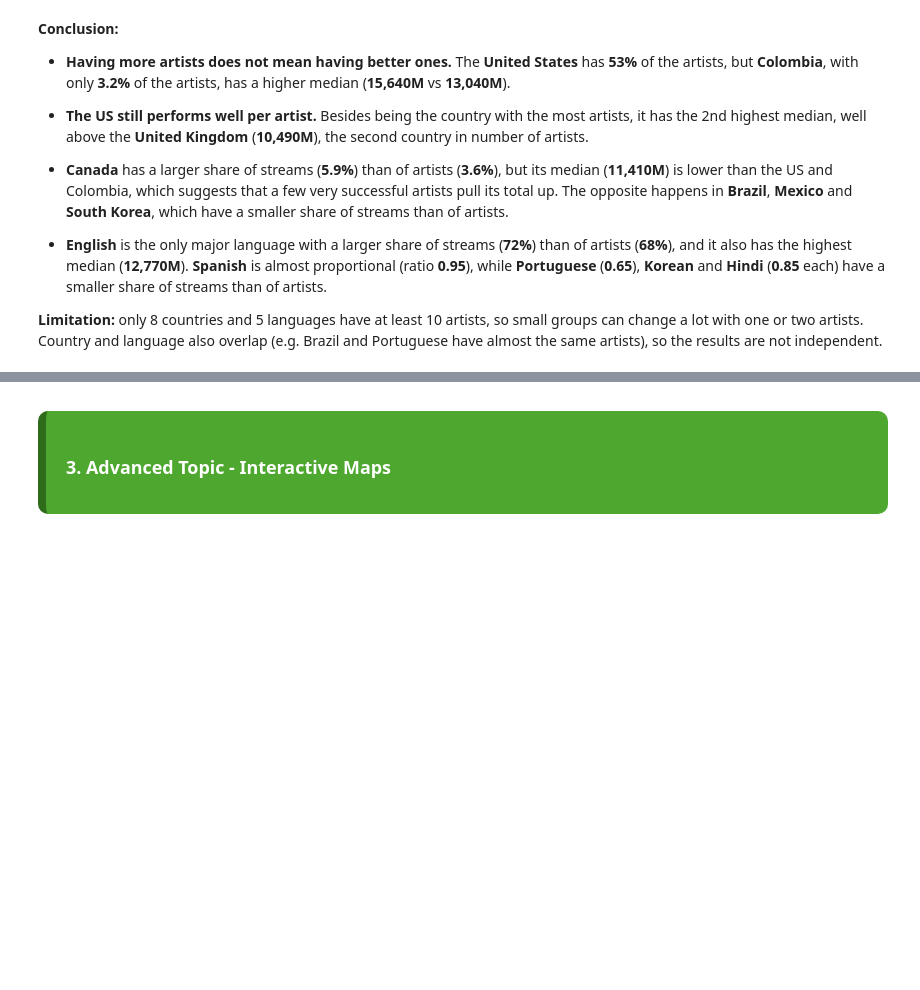
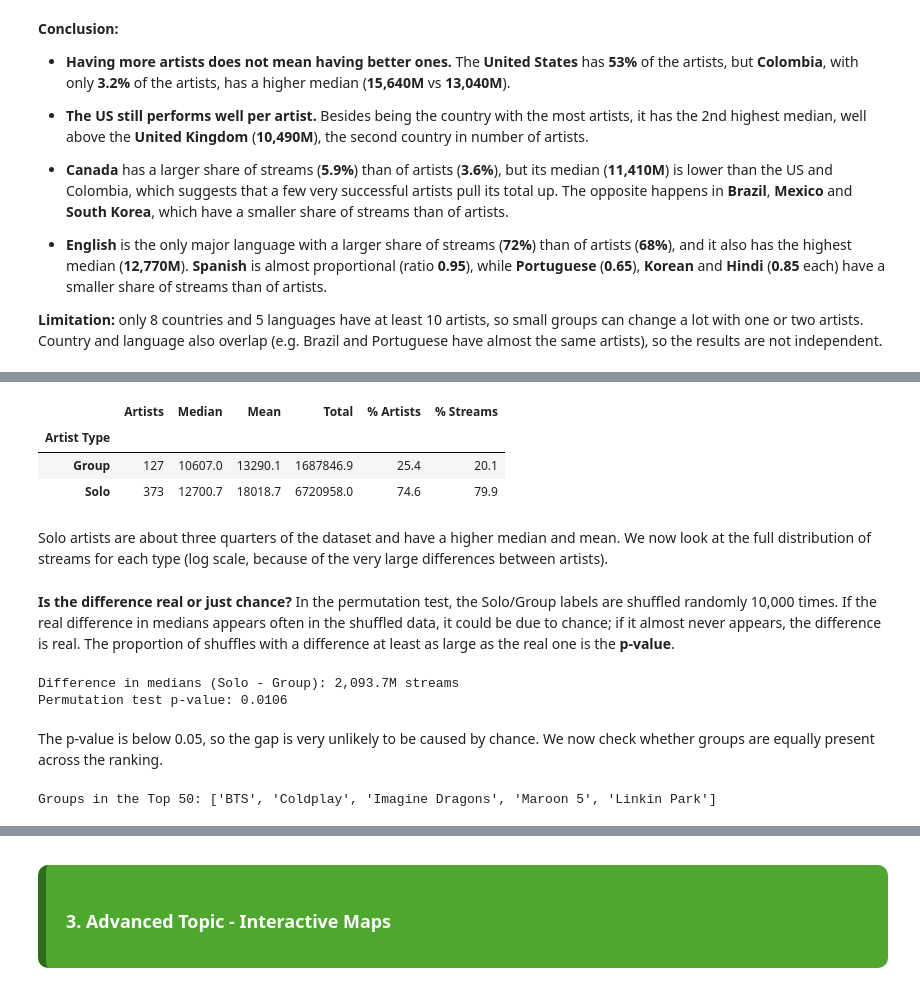
Before and after one commit to martim-dot/Group15_PDS_2627, a Jupyter notebook: project.ipynb, the cells around one changed output, grey strips where cells are left out. Drawn from its saved outputs; the diff is of its cells as text; code cells hidden in the pictures; blank space fills up the shorter version.

```diff
--- a/project.ipynb
+++ b/project.ipynb
@@ -1018,0 +1033,18 @@ fig.show()
+# %%
+# Share of each artist's streams that comes from collaborations and from features (as guest)
+artist_df['Collab %'] = (artist_df['Collaborative Streams'] / artist_df['Total Streams'] * 100).astype('float64')
+artist_df['Feature %'] = (artist_df['Feature Streams'] / artist_df['Total Streams'] * 100).astype('float64')
+
+type_stats = artist_df.groupby('Artist Type', observed=True)['Total Streams'].agg(
+    Artists='count', Median='median', Mean='mean', Total='sum').astype('float64')
+type_stats['Artists'] = type_stats['Artists'].astype(int)
+type_stats['% Artists'] = type_stats['Artists'] / len(artist_df) * 100
+type_stats['% Streams'] = type_stats['Total'] / type_stats['Total'].sum() * 100
+type_stats.round(1)
+# %% [output]
+|  | Artists | Median | Mean | Total | % Artists | % Streams |
+| Artist Type |  |  |  |  |  |  |
+| Group | 127 | 10607.0 | 13290.1 | 1687846.9 | 25.4 | 20.1 |
+| Solo | 373 | 12700.7 | 18018.7 | 6720958.0 | 74.6 | 79.9 |
+# %% [markdown]
+Solo artists are about three quarters of the dataset and have a higher median and mean. We now look at the full distribution of streams for each type (log scale, because of the very large differences between artists).
@@ -1018,0 +1058,45 @@ fig.show()
+# %% [markdown]
+**Is the difference real or just chance?** In the permutation test, the Solo/Group labels are shuffled randomly 10,000 times. If the real difference in medians appears often in the shuffled data, it could be due to chance; if it almost never appears, the difference is real. The proportion of shuffles with a difference at least as large as the real one is the **p-value**.
+# %%
+streams = artist_df['Total Streams'].astype('float64').values
+is_solo = (artist_df['Artist Type'] == 'Solo').values
+
+real_diff = np.median(streams[is_solo]) - np.median(streams[~is_solo])
+
+rng = np.random.default_rng(42)   # fixed seed so that the result is always the same
+n_perm = 10000
+count = 0
+for _ in range(n_perm):
+    shuffled = rng.permutation(is_solo)
+    diff = np.median(streams[shuffled]) - np.median(streams[~shuffled])
+    if abs(diff) >= abs(real_diff):
+        count += 1
+
+p_value = count / n_perm
+print(f"Difference in medians (Solo - Group): {real_diff:,.1f}M streams")
+print(f"Permutation test p-value: {p_value:.4f}")
+# %% [output]
+Difference in medians (Solo - Group): 2,093.7M streams
+Permutation test p-value: 0.0106
+# %% [markdown]
+The p-value is below 0.05, so the gap is very unlikely to be caused by chance. We now check whether groups are equally present across the ranking.
+# %%
+# Ranking tiers (1 = most streamed artist)
+artist_df['Rank'] = artist_df['Total Streams'].rank(ascending=False, method='first')
+artist_df['Rank Tier'] = pd.cut(artist_df['Rank'], bins=[0, 50, 100, 250, 500],
+                                labels=['Top 50', '51-100', '101-250', '251-500'])
+
+group_share_tier = (artist_df.groupby('Rank Tier', observed=True)['Artist Type']
+                    .apply(lambda x: (x == 'Group').mean() * 100).round(1))
+
+fig = px.bar(x=group_share_tier.index, y=group_share_tier.values, text_auto='.1f',
+             color_discrete_sequence=['#4EA72E'], title='Share of Groups in each Ranking Tier')
+fig.add_hline(y=(artist_df['Artist Type'] == 'Group').mean() * 100, line_dash='dash', line_color='grey',
+              annotation_text='Share of groups in the whole dataset')
+fig.update_layout(xaxis_title='Ranking Tier', yaxis_title='Groups (%)', height=450)
+fig.show()
+
+top50_groups = artist_df.loc[(artist_df['Rank'] <= 50) & (artist_df['Artist Type'] == 'Group'), 'Artist Name']
+print("Groups in the Top 50:", top50_groups.tolist())
+# %% [output]
+Groups in the Top 50: ['BTS', 'Coldplay', 'Imagine Dragons', 'Maroon 5', 'Linkin Park']
```
Also changed, not shown: parts of 13 cells of this notebook.
